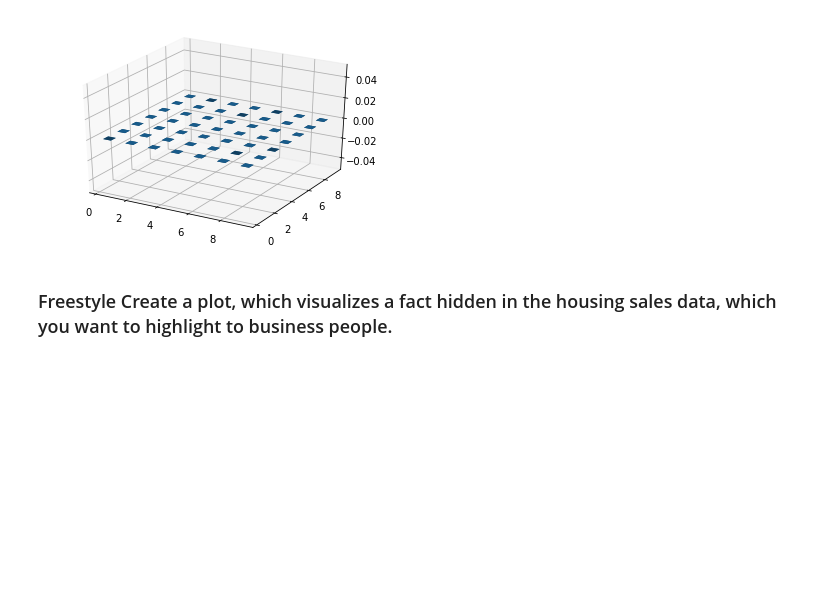
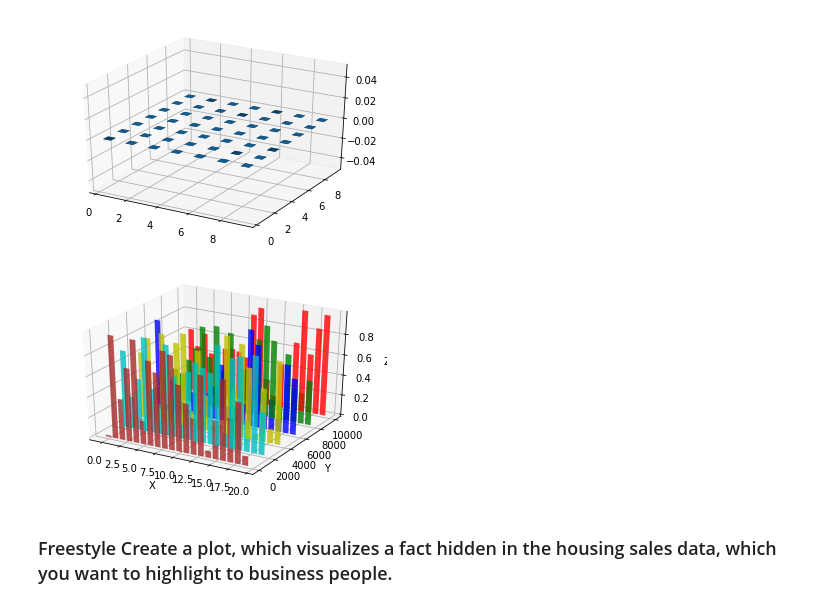
Before and after one commit to pravien/Business-Intelligence, a Jupyter notebook: assignment-3/Assignment-3.ipynb, the cells around one changed output. Saved outputs shown, nothing was run; the diff lists cells and outputs as text; code cells hidden in the pictures; blank space fills up the shorter version.

```diff
--- a/assignment-3/Assignment-3.ipynb
+++ b/assignment-3/Assignment-3.ipynb
@@ -198,5 +202,28 @@ ax.bar3d(xpos, ypos, zpos, dx, dy, dz, zsort='average')
 plt.show()
 # %% [output]
 [figure]
+# %%
+from mpl_toolkits.mplot3d import Axes3D
+import matplotlib.pyplot as plt
+import numpy as np
+
+fig = plt.figure()
+ax = fig.add_subplot(111, projection='3d')
+for c, z in zip(['r', 'g', 'b', 'y','c', 'brown'], [10000, 8000, 6000, 4000, 2000, 0]):
+    xs = np.arange(20)
+    ys = np.random.rand(20)
+
+    # You can provide either a single color or an array. To demonstrate this,
+    # the first bar of each set will be colored cyan.
+    cs = [c] * len(xs)
+    ax.bar(xs, ys, zs=z, zdir='y', color=cs, alpha=0.8)
+
+ax.set_xlabel('X')
+ax.set_ylabel('Y')
+ax.set_zlabel('Z')
+
+plt.show()
+# %% [output]
+[figure, added]
 # %% [markdown]
 ### Freestyle Create a plot, which visualizes a fact hidden in the housing sales data, which you want to highlight to business people.
```
Also changed, not shown: parts of 9 cells of this notebook, 1 other file.
